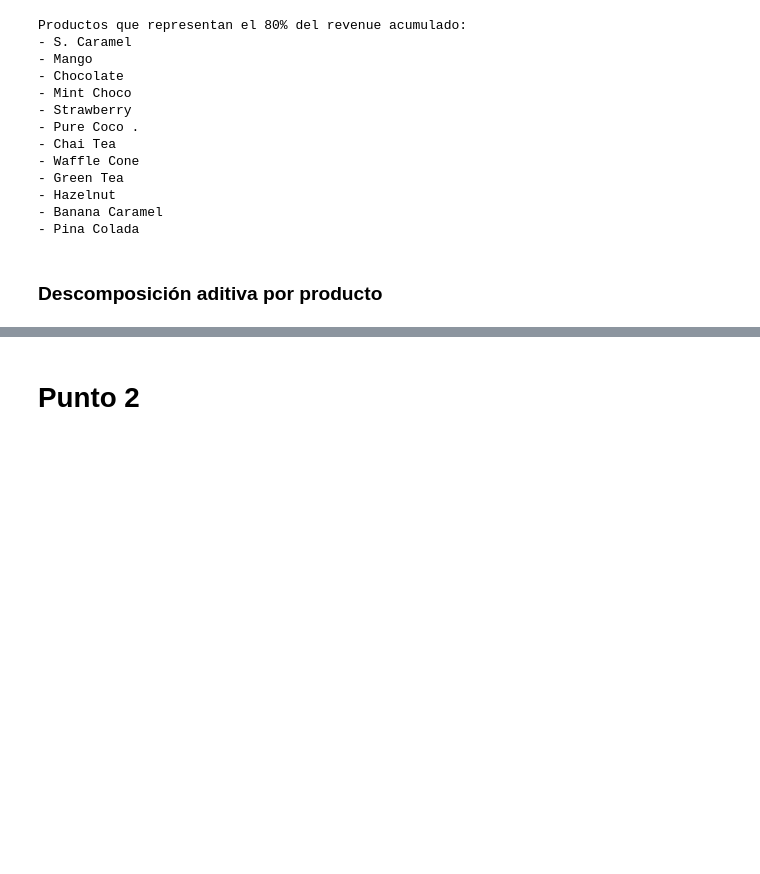
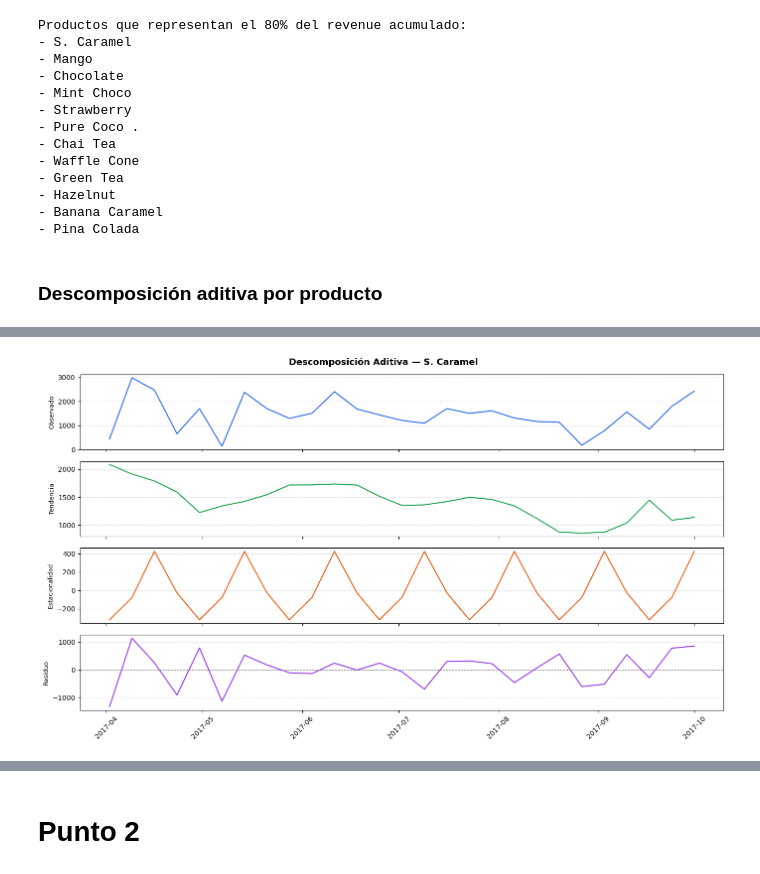
Before and after one commit to Brayan-137/analitica-datos-segundo-parcial-forecasting, a Jupyter notebook: 02_Parcial_Forecasting_(grupo).ipynb, the cells around one changed output, grey strips where cells are left out. Cells and saved outputs as stored; diff of their text form; code cells hidden in the pictures; blank space fills up the shorter version.

```diff
--- a/02_Parcial_Forecasting_(grupo).ipynb
+++ b/02_Parcial_Forecasting_(grupo).ipynb
@@ -413,56 +413,61 @@ Productos que representan el 80% del revenue acumulado:
 # %% [markdown]
 ### Descomposición aditiva por producto
 # %%
-import pandas as pd
+from statsmodels.tsa.seasonal import seasonal_decompose
 import matplotlib.pyplot as plt
-import matplotlib.gridspec as gridspec
-from statsmodels.tsa.seasonal import seasonal_decompose
+import warnings
+warnings.filterwarnings("ignore")
 
-# ── 1. Preparar la serie ────────────────────────────────────────────────────
-date_col = "Date_clean"
-
-ts = (
+# ── 1. Pivotear: filas=semanas, columnas=productos ──────────────────────────
+data_pivot = (
     data
-    .assign(**{date_col: pd.to_datetime(data[date_col])})
-    .set_index(date_col)["Revenue"]
-    .sort_index()
-    .asfreq("W")             # frecuencia semanal
-    .interpolate("time")     # rellena posibles días faltantes
+    .groupby(["Date_clean", product_col])["Revenue"]
+    .sum()
+    .unstack(product_col)
+    .fillna(0)
 )
 
-# ── 2. Descomposición aditiva ───────────────────────────────────────────────
-#   period=7   → estacionalidad semanal  (recomendado para datos diarios)
-#   period=365 → estacionalidad anual    (requiere ≥ 2 años de datos)
-result = seasonal_decompose(ts, model="additive", period=7, extrapolate_trend="freq")
+# ── 2. Descomposición aditiva por producto ──────────────────────────────────
+resultados = {}
 
-# ── 3. Visualización ────────────────────────────────────────────────────────
-fig = plt.figure(figsize=(14, 10))
-fig.suptitle("Descomposición Aditiva — Revenue (diaria)", fontsize=14, fontweight="bold")
-gs = gridspec.GridSpec(4, 1, hspace=0.5)
+for producto in productos_top_80:
+    if producto not in data_pivot.columns:
+        print(f"⚠️  '{producto}' no encontrado, se omite.")
+        continue
 
-components = {
-    "Serie original":  ts,
-    "Tendencia":       result.trend,
-    "Estacionalidad":  result.seasonal,
-    "Residuo":         result.resid,
-}
+    serie = data_pivot[producto]
 
-for i, (label, series) in enumerate(components.items()):
-    ax = fig.add_subplot(gs[i])
-    ax.plot(series, linewidth=0.9, color=["#2563eb","#16a34a","#ea580c","#7c3aed"][i])
-    ax.set_ylabel(label, fontsize=9)
-    ax.tick_params(axis="x", labelsize=8)
-    ax.grid(axis="y", linestyle="--", alpha=0.4)
+    # seasonal_decompose necesita al menos 2 ciclos completos del periodo
+    # Con datos semanales (~26 semanas) usamos period=4 (mensual aprox.)
+    try:
+        descomp = seasonal_decompose(serie, model="additive", period=4, extrapolate_trend="freq")
+        resultados[producto] = descomp
+    except Exception as e:
+        print(f"❌ Error en '{producto}': {e}")
 
-plt.show()
+print(f"\n✅ Descomposición completada para {len(resultados)} productos.")
 
-# ── 4. Exportar componentes a DataFrame ────────────────────────────────────
-decomp_df = pd.DataFrame({
-    "revenue_original": ts,
-    "tendencia":        result.trend,
-    "estacionalidad":   result.seasonal,
-    "residuo":          result.resid,
-})
+# ── 3. Graficar todas las descomposiciones ──────────────────────────────────
+for producto, descomp in resultados.items():
+    fig, axes = plt.subplots(4, 1, figsize=(14, 8), sharex=True)
+    fig.suptitle(f"Descomposición Aditiva — {producto}", fontsize=13, fontweight="bold")
 
-print(decomp_df.head(10))
+    componentes = [
+        (descomp.observed,  "Observado",   "#2563eb"),
+        (descomp.trend,     "Tendencia",   "#16a34a"),
+        (descomp.seasonal,  "Estacionalidad", "#ea580c"),
+        (descomp.resid,     "Residuo",     "#9333ea"),
+    ]
+
+    for ax, (serie, label, color) in zip(axes, componentes):
+        ax.plot(serie, color=color, linewidth=1.5)
+        ax.set_ylabel(label, fontsize=9)
+        ax.grid(axis="y", linestyle="--", alpha=0.4)
+        if label == "Residuo":
+            ax.axhline(0, color="gray", linewidth=0.8, linestyle="--")
+
+    axes[-1].tick_params(axis="x", rotation=45)
+    plt.tight_layout()
+    plt.savefig(f"descomposicion_{producto.replace(' ', '_')}.png", dpi=120, bbox_inches="tight")
+    plt.show()
 # %% [output]
@@ -469,0 +475 @@ ValueError: cannot reindex on an axis with duplicate labels
+[figure, added]
```
Also changed, not shown: parts of 15 cells of this notebook, 12 other files.
